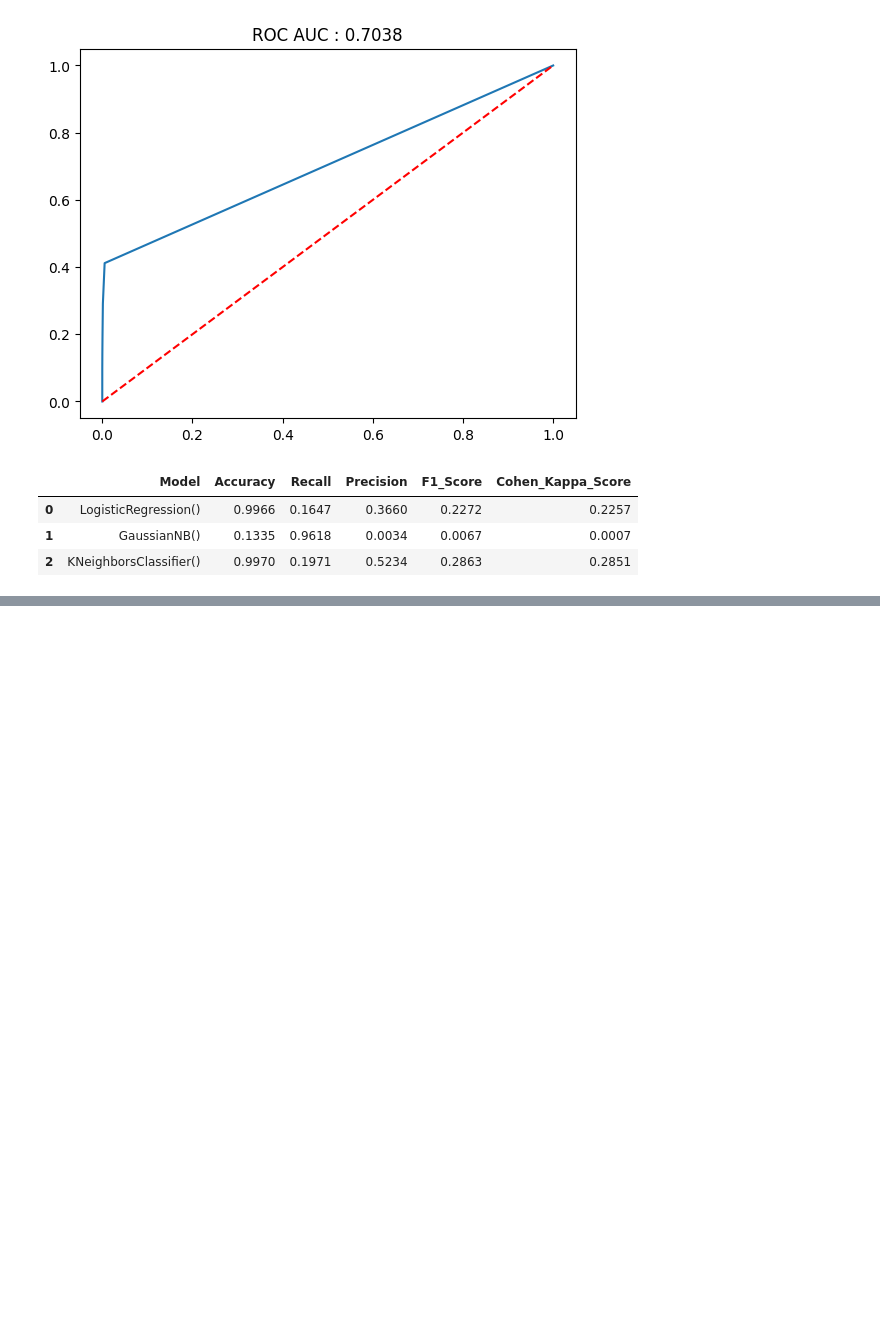
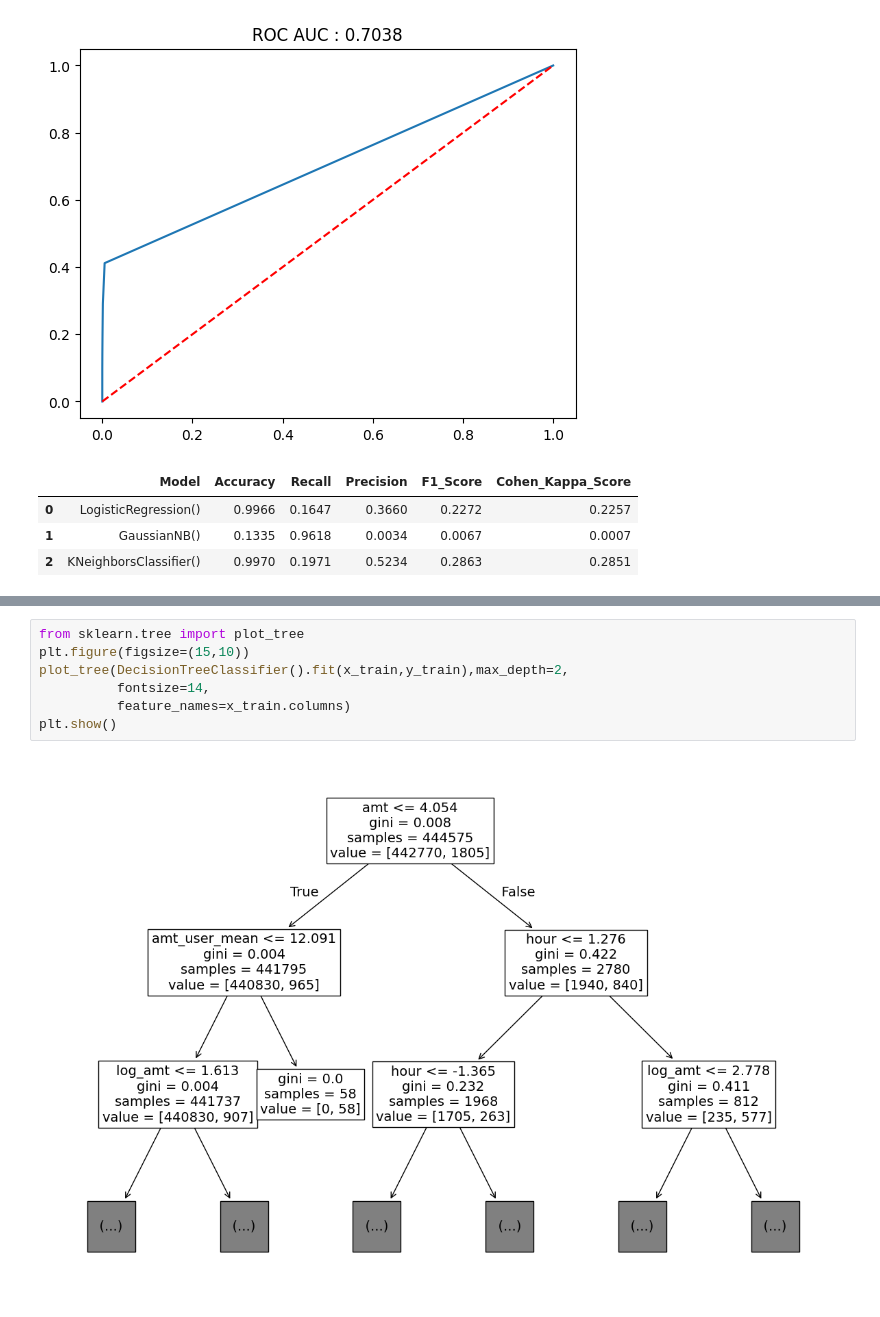
Before and after one commit to Shubham-S151/End-to-End-MLOps-Pipeline, a Jupyter notebook: notebooks/Credit_Card_Fraud_Data/7_Model_Training.ipynb, the cells around one changed output, grey strips where cells are left out. Saved outputs shown, nothing was run; the diff lists cells and outputs as text; blank space fills up the shorter version.

```diff
--- a/notebooks/Credit_Card_Fraud_Data/7_Model_Training.ipynb
+++ b/notebooks/Credit_Card_Fraud_Data/7_Model_Training.ipynb
@@ -262,0 +291,9 @@ Recall : 0.19705882352941176
+# %%
+from sklearn.tree import plot_tree
+plt.figure(figsize=(15,10))
+plot_tree(DecisionTreeClassifier().fit(x_train,y_train),max_depth=2,
+          fontsize=14,
+          feature_names=x_train.columns)
+plt.show()
+# %% [output]
+[figure, added]
```
Also changed, not shown: parts of 14 cells of this notebook, 3 other files.
